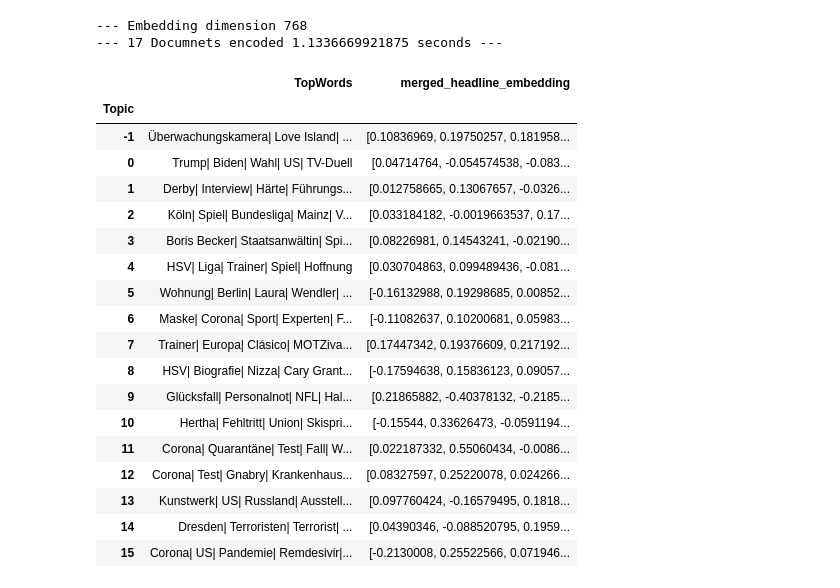
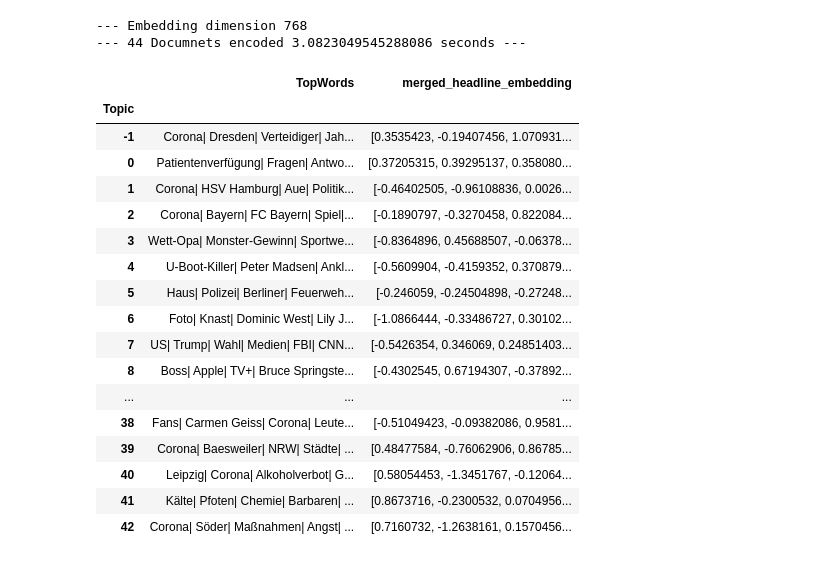
Before and after one commit to spring-media/ci-topic-thunder, a Jupyter notebook: notebooks/WindowedClustering.ipynb, the cells around one changed output. Drawn from its saved outputs; the diff is of its cells as text; code cells hidden in the pictures.

```diff
--- a/notebooks/WindowedClustering.ipynb
+++ b/notebooks/WindowedClustering.ipynb
@@ -47,9 +45,11 @@ The autoreload extension is already loaded. To reload it, use:
 # %%
 df= utils.load_text_data("../data/2k_22-10.csv").head(2000)
 # %%
-total = 110
-overlap_ratio = 0.9
-df_a,df_b = df.head(total).sample(round(total*overlap_ratio)),df.head(total).sample(round(total*overlap_ratio))
+total = 240
+overlap_ratio = 0.8
+#df_a,df_b = df.head(total).sample(round(total*overlap_ratio)),df.head(total).sample(round(total*overlap_ratio))
+df_a = df[(df.created_at.dt.day >= 20) & (df.created_at.dt.day <= 21)].sample(frac=0.7)
+df_b = df[(df.created_at.dt.day >= 21) & (df.created_at.dt.day <= 22)].sample(frac=0.7)
 sets = [set(df_a.index.values), set(df_b.index.values)]
 venn2(sets)
 print()
@@ -58,6 +56,6 @@ print()
 # %%
-pdf_a = utils.preprocess_articles_for_bert(df_a)
-pdf_b = utils.preprocess_articles_for_bert(df_b)
+pdf_a = utils.preprocess_articles_for_bert(df_a,lower=True)
+pdf_b = utils.preprocess_articles_for_bert(df_b,lower=True)
 
 # Instead of spliting the data into two versions of the data just cluster twice the same data and then match them ...
 unique_for_a= len(((sets[0] ^ sets[1]) & sets[0]) )
@@ -66,15 +64,15 @@ common_for_both = len(sets[0] & sets[1])
 # %%
 #load BERT model from Hugging Face
 #model_name= "T-Systems-onsite/cross-en-de-roberta-sentence-transformer"
-#model_name= "T-Systems-onsite/bert-german-dbmdz-uncased-sentence-stsb"
-model_name= "T-Systems-onsite/german-roberta-sentence-transformer-v2"
+model_name= "T-Systems-onsite/bert-german-dbmdz-uncased-sentence-stsb"
+#model_name= "T-Systems-onsite/german-roberta-sentence-transformer-v2"
 
-word_embedding_model = models.Transformer(model_name)
+#word_embedding_model = models.Transformer(model_name)
 try:
     pass
-    mlflow.set_tag("model_name",model_name)
-    mlflow.set_tag("max_pooling",max_pooling)
-    mlflow.set_tag("Cluster Description Column","text_ne")
+
+
+
 except ConnectionError as ConnErr:
     print("Could not reach service")
 # %%
@@ -89,9 +81,9 @@ embeddings_b = modeling.get_sentence_embeddings(pdf_b,word_embedding_model)
 # %%
 N_COMPONENTS=128
-alpha=0.825
+alpha=0.7925
 min_cluster_size=3
 min_samples=3
-n_neighbors=42
+n_neighbors=7
 
 uamp_a, clusters_a = modeling.cluster_and_reduce(embeddings_a,n_components_clustering=N_COMPONENTS, min_cluster_size=min_cluster_size,n_neighbors=n_neighbors,
                                                                              min_samples= min_samples,alpha=alpha)
@@ -158,41 +145,40 @@ docs_b_per_topic.head()
 # %%
 ctrs=[]
 for topic in docs_a_per_topic.index.values: # Go over topic labels
     text_entities = [elem["text"] for elem in docs_a_per_topic.loc[topic]["text_ne"] if not elem['type'] =="NUMBER" and not elem['type'] =="COMMON"]
     seo_title_entities = [elem["text"] for elem in docs_a_per_topic.loc[topic]["seo_title_ne"] if not elem['type'] =="NUMBER"]*2
     kicker_headline_entities = [elem["text"] for elem in docs_a_per_topic.loc[topic]["kicker_headline_ne"] if not elem['type'] =="NUMBER"] *3
 
-    counted_word_occurances = collections.Counter(text_entities+seo_title_entities+kicker_headline_entities).most_common()[:5]
+    counted_word_occurances = collections.Counter(text_entities+seo_title_entities+kicker_headline_entities).most_common()[:10]
     ctrs.append(counted_word_occurances)
 dict_with_top_words = {k:v  for k,v in  zip(docs_a_per_topic.index.values,ctrs)}
 merged_embeddings = modeling.get_sentence_embeddings(docs_a_per_topic["headline"].values,word_embedding_model,False)
 
 cluster_labels_google_a = pd.DataFrame(
     zip(docs_a_per_topic.index.values,["| ".join([word[0] for word in word_score]) for word_score in ctrs],merged_embeddings),columns=["Topic","TopWords","merged_headline_embedding"])\
     .sort_values(by="Topic").set_index("Topic")
 cluster_labels_google_a
 # %% [output]
 --- Embedding dimension 768
---- 17 Documnets encoded 1.1336669921875 seconds ---
+--- 44 Documnets encoded 3.0823049545288086 seconds ---
 |  | TopWords | merged_headline_embedding |
 | Topic |  |  |
-| -1 | Überwachungskamera| Love Island| ... | [0.10836969, 0.19750257, 0.181958... |
-| 0 | Trump| Biden| Wahl| US| TV-Duell | [0.04714764, -0.054574538, -0.083... |
-| 1 | Derby| Interview| Härte| Führungs... | [0.012758665, 0.13067657, -0.0326... |
-| 2 | Köln| Spiel| Bundesliga| Mainz| V... | [0.033184182, -0.0019663537, 0.17... |
-| 3 | Boris Becker| Staatsanwältin| Spi... | [0.08226981, 0.14543241, -0.02190... |
-| 4 | HSV| Liga| Trainer| Spiel| Hoffnung | [0.030704863, 0.099489436, -0.081... |
-| 5 | Wohnung| Berlin| Laura| Wendler| ... | [-0.16132988, 0.19298685, 0.00852... |
-| 6 | Maske| Corona| Sport| Experten| F... | [-0.11082637, 0.10200681, 0.05983... |
-| 7 | Trainer| Europa| Clásico| MOTZiva... | [0.17447342, 0.19376609, 0.217192... |
-| 8 | HSV| Biografie| Nizza| Cary Grant... | [-0.17594638, 0.15836123, 0.09057... |
-| 9 | Glücksfall| Personalnot| NFL| Hal... | [0.21865882, -0.40378132, -0.2185... |
-| 10 | Hertha| Fehltritt| Union| Skispri... | [-0.15544, 0.33626473, -0.0591194... |
-| 11 | Corona| Quarantäne| Test| Fall| W... | [0.022187332, 0.55060434, -0.0086... |
-| 12 | Corona| Test| Gnabry| Krankenhaus... | [0.08327597, 0.25220078, 0.024266... |
-| 13 | Kunstwerk| US| Russland| Ausstell... | [0.097760424, -0.16579495, 0.1818... |
-| 14 | Dresden| Terroristen| Terrorist| ... | [0.04390346, -0.088520795, 0.1959... |
-| 15 | Corona| US| Pandemie| Remdesivir|... | [-0.2130008, 0.25522566, 0.071946... |
+| -1 | Corona| Dresden| Verteidiger| Jah... | [0.3535423, -0.19407456, 1.070931... |
+| 0 | Patientenverfügung| Fragen| Antwo... | [0.37205315, 0.39295137, 0.358080... |
+| 1 | Corona| HSV Hamburg| Aue| Politik... | [-0.46402505, -0.96108836, 0.0026... |
+| 2 | Corona| Bayern| FC Bayern| Spiel|... | [-0.1890797, -0.3270458, 0.822084... |
+| 3 | Wett-Opa| Monster-Gewinn| Sportwe... | [-0.8364896, 0.45688507, -0.06378... |
+| 4 | U-Boot-Killer| Peter Madsen| Ankl... | [-0.5609904, -0.4159352, 0.370879... |
+| 5 | Haus| Polizei| Berliner| Feuerweh... | [-0.246059, -0.24504898, -0.27248... |
+| 6 | Foto| Knast| Dominic West| Lily J... | [-1.0866444, -0.33486727, 0.30102... |
+| 7 | US| Trump| Wahl| Medien| FBI| CNN... | [-0.5426354, 0.346069, 0.24851403... |
+| 8 | Boss| Apple| TV+| Bruce Springste... | [-0.4302545, 0.67194307, -0.37892... |
+| ... | ... | ... |
+| 38 | Fans| Carmen Geiss| Corona| Leute... | [-0.51049423, -0.09382086, 0.9581... |
+| 39 | Corona| Baesweiler| NRW| Städte| ... | [0.48477584, -0.76062906, 0.86785... |
+| 40 | Leipzig| Corona| Alkoholverbot| G... | [0.58054453, -1.3451767, -0.12064... |
+| 41 | Kälte| Pfoten| Chemie| Barbaren| ... | [0.8673716, -0.2300532, 0.0704956... |
+| 42 | Corona| Söder| Maßnahmen| Angst| ... | [0.7160732, -1.2638161, 0.1570456... |
 # %%
 ctrs=[]
 for topic in docs_b_per_topic.index.values: # Go over topic labels
```
Also changed, not shown: parts of 20 cells of this notebook, 3 other files.
